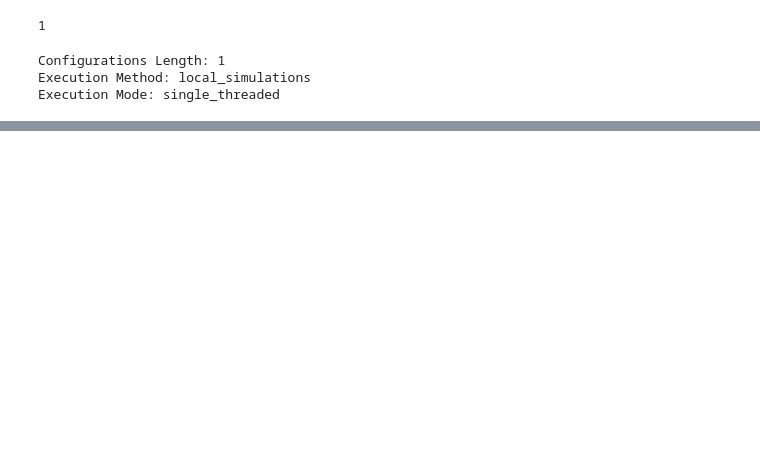
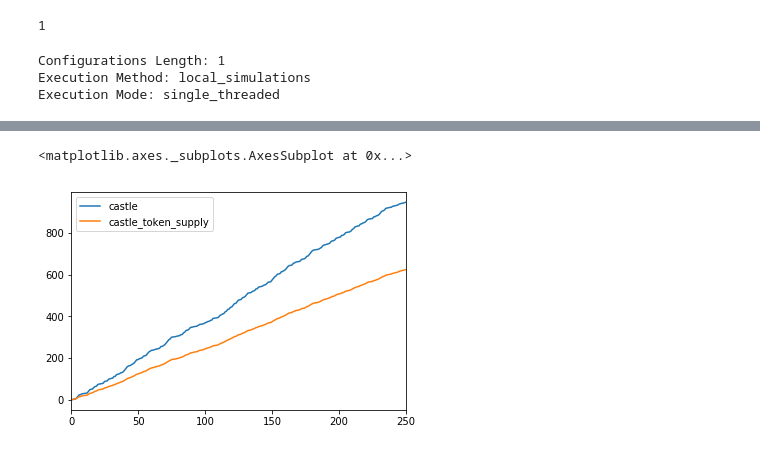
Before and after one commit to santteegt/credcastle, a Jupyter notebook: cred-castle-cadcad-simple.ipynb, the cells around one changed output, grey strips where cells are left out. Saved outputs shown, nothing was run; the diff lists cells and outputs as text; code cells hidden in the pictures; blank space fills up the shorter version.

```diff
--- a/cred-castle-cadcad-simple.ipynb
+++ b/cred-castle-cadcad-simple.ipynb
@@ -208,0 +238,8 @@ simulation_result.head()
+# %%
+def get_stuff(villager, data):
+    record = data[villager]
+    return record['stuff']
+
+def get_tokens(villager, data):
+    record = data[villager]
+    return record['tokens']
@@ -208,0 +262,5 @@ simulation_result.head()
+# %%
+df[['castle','castle_token_supply']].plot()
+# %% [output]
+<matplotlib.axes._subplots.AxesSubplot at 0x...>
+[figure, added]
```
Also changed, not shown: parts of 18 cells of this notebook.
